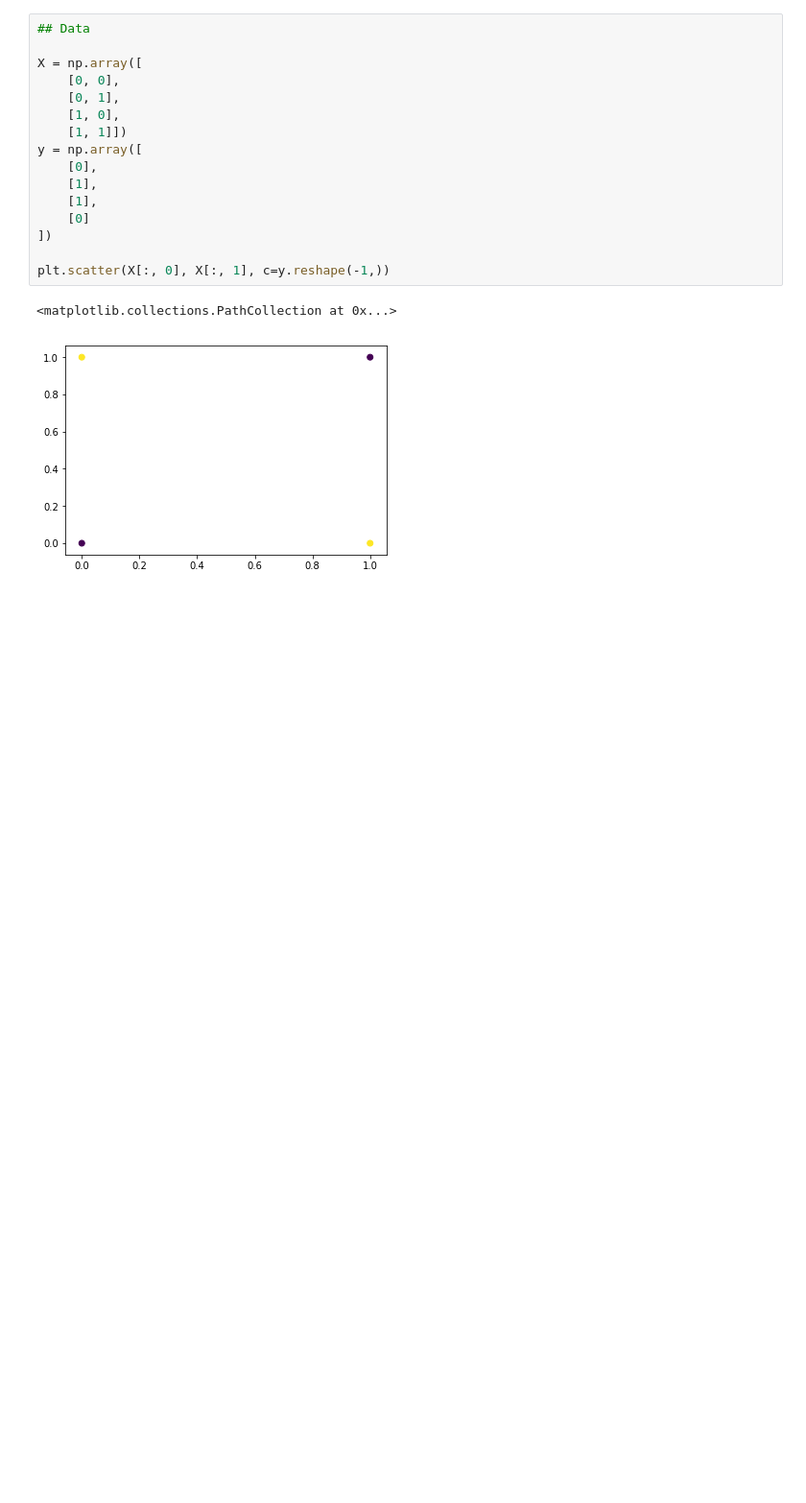
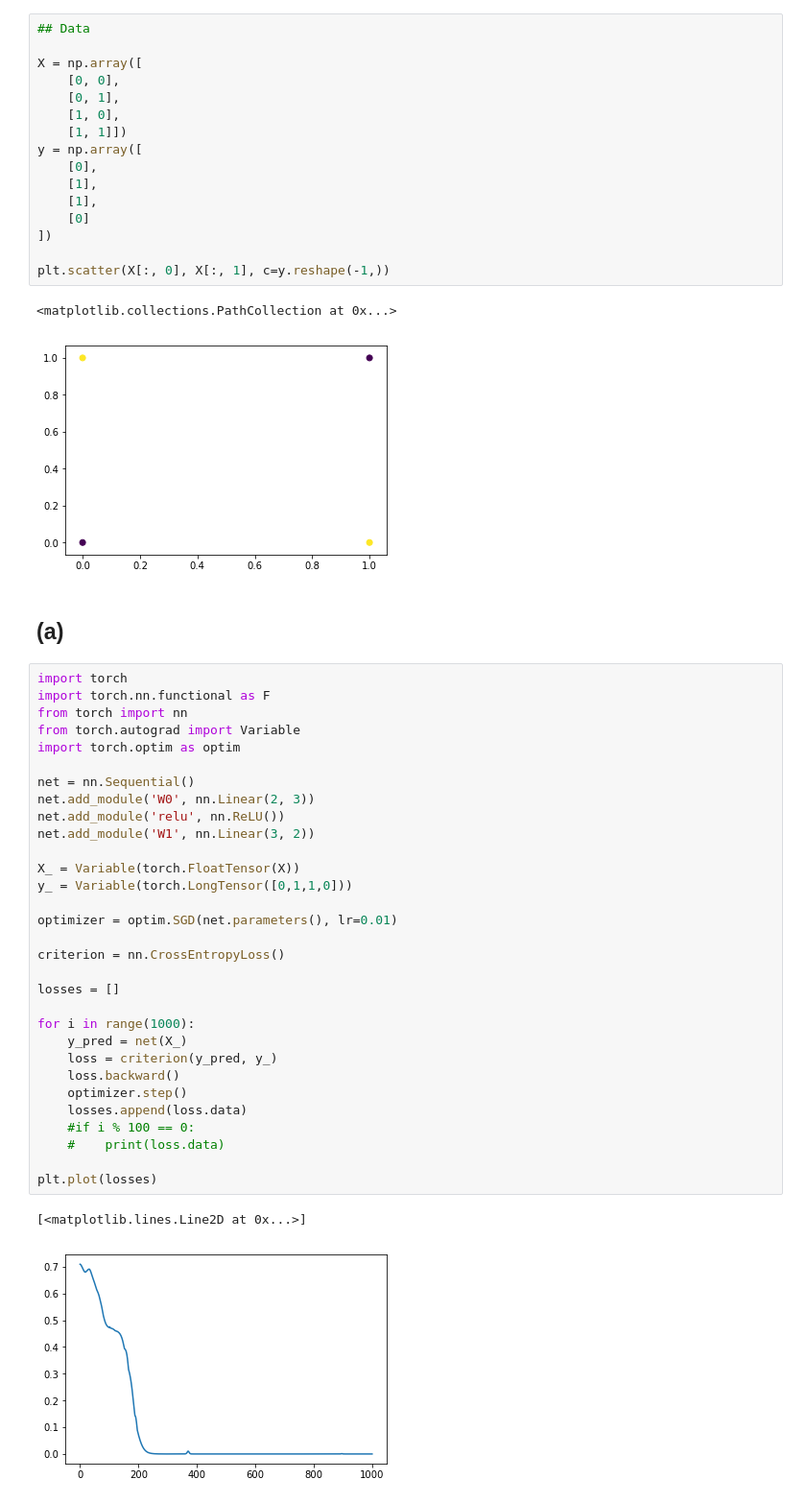
Before and after one commit to kgalias/nn2018, a Jupyter notebook: lab/6_intro_to_neural_networks.ipynb, the cells around one changed output. Shown at 96% size. Cells and saved outputs as stored; diff of their text form; blank space fills up the shorter version.

```diff
--- a/lab/6_intro_to_neural_networks.ipynb
+++ b/lab/6_intro_to_neural_networks.ipynb
@@ -93,3 +104,39 @@ plt.scatter(X[:, 0], X[:, 1], c=y.reshape(-1,))
 # %% [output]
 <matplotlib.collections.PathCollection at 0x...>
 [figure]
+# %% [markdown]
+## (a)
+# %%
+import torch
+import torch.nn.functional as F
+from torch import nn
+from torch.autograd import Variable
+import torch.optim as optim
+
+net = nn.Sequential()
+net.add_module('W0', nn.Linear(2, 3))
+net.add_module('relu', nn.ReLU())
+net.add_module('W1', nn.Linear(3, 2))
+
+X_ = Variable(torch.FloatTensor(X))
+y_ = Variable(torch.LongTensor([0,1,1,0]))
+
+optimizer = optim.SGD(net.parameters(), lr=0.01)
+
+criterion = nn.CrossEntropyLoss()
+
+losses = []
+
+for i in range(1000):
+    y_pred = net(X_)
+    loss = criterion(y_pred, y_)
+    loss.backward()
+    optimizer.step()
+    losses.append(loss.data)
+    #if i % 100 == 0:
+    #    print(loss.data)
+
+plt.plot(losses)
+# %% [output]
+[<matplotlib.lines.Line2D at 0x...>]
+[figure, added]
```
Also changed, not shown: parts of 8 cells of this notebook, 2 other files.
